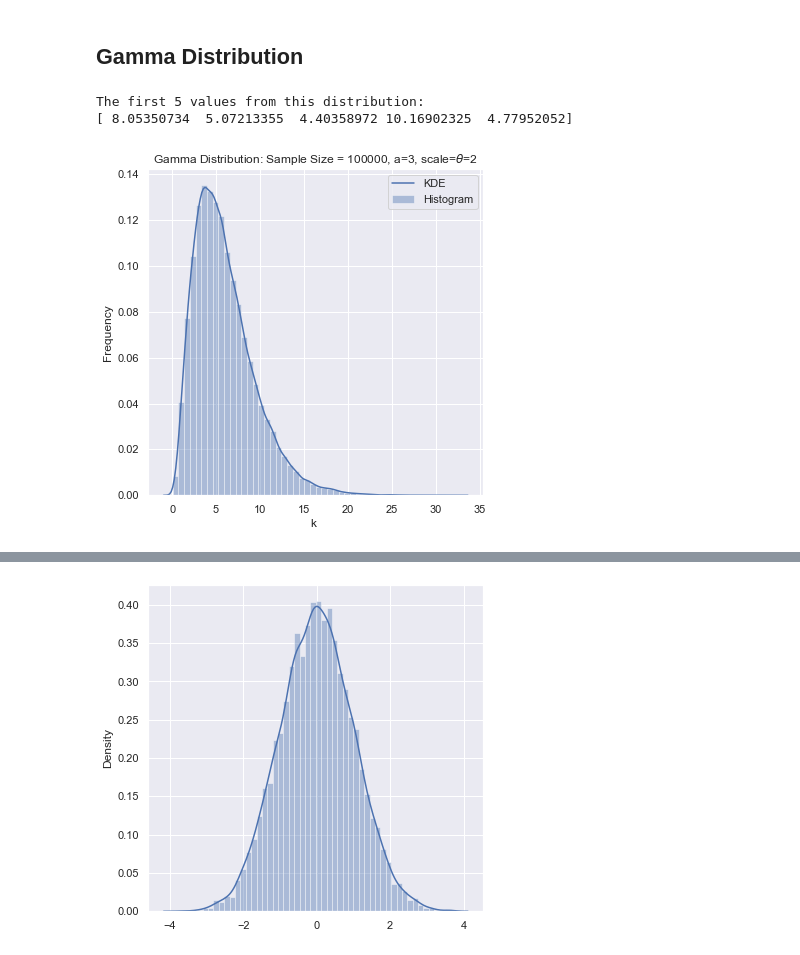
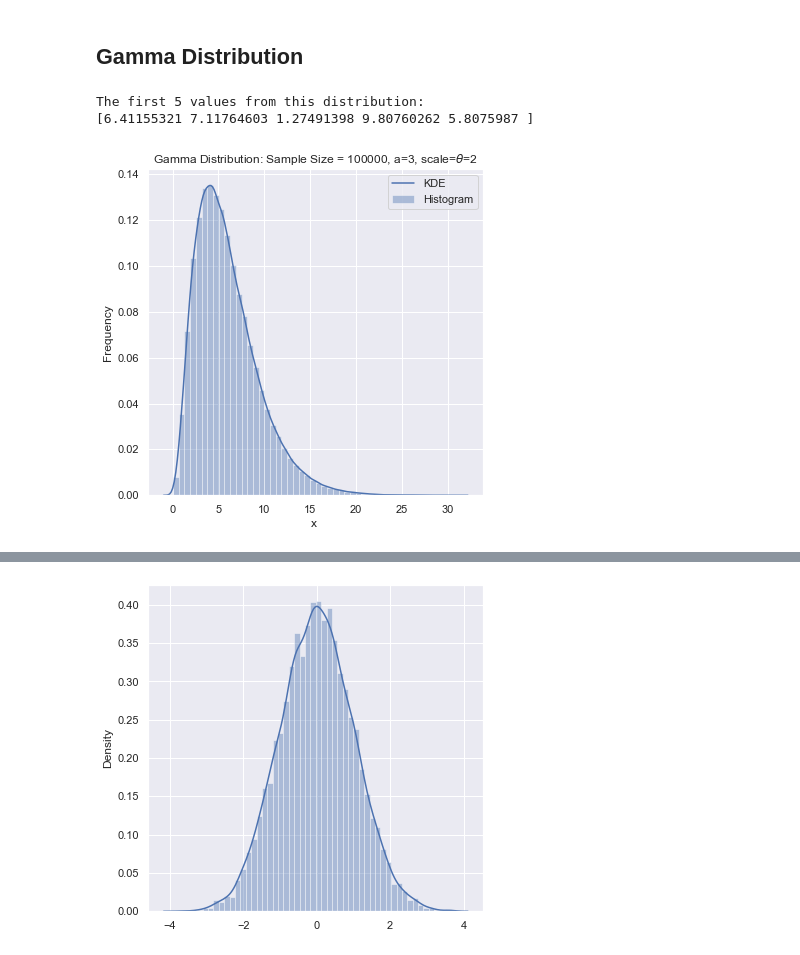
Before and after one commit to hdmcspadden/BayesianML, a Jupyter notebook: Mod0/Distributions.ipynb, the cells around one changed output, grey strips where cells are left out. Drawn from its saved outputs; the diff is of its cells as text; code cells hidden in the pictures.

```diff
--- a/Mod0/Distributions.ipynb
+++ b/Mod0/Distributions.ipynb
@@ -141,23 +141,23 @@ The first 5 values from this distribution:
 # %%
 from scipy.stats import gamma
 
 # Generate Gamma Data
 sample_size = 100000
 param_a = 3 # shape parameter, sometimes denoted k or alpha
 param_scale = 2 # this is the scale parameter theta.  Sometime this is given as rate parameter called beta, where theta=1/beta.
 data_gamma = gamma.rvs(size=sample_size, a=param_a, scale=param_scale)
 
 # print a few values from the distribution:
 print('The first 5 values from this distribution:')
 print(data_gamma[0:5])
 
 # Create the Plot
 ax = sns.distplot(data_gamma,
                   kde_kws={"label": "KDE"},
                   hist_kws={"label": "Histogram"})
-ax.set(xlabel='k ', ylabel='Frequency', title=f'Gamma Distribution: Sample Size = {sample_size}, a={param_a}, scale='+r'$\theta$'+f'={param_scale}');
+ax.set(xlabel='x ', ylabel='Frequency', title=f'Gamma Distribution: Sample Size = {sample_size}, a={param_a}, scale='+r'$\theta$'+f'={param_scale}');
 ax.legend();
 # %% [output]
 The first 5 values from this distribution:
-[ 8.05350734  5.07213355  4.40358972 10.16902325  4.77952052]
+[6.41155321 7.11764603 1.27491398 9.80760262 5.8075987 ]
-[figure, old version]
+[figure, new version]
```
Also changed, not shown: parts of 7 cells of this notebook, 14 other files.
